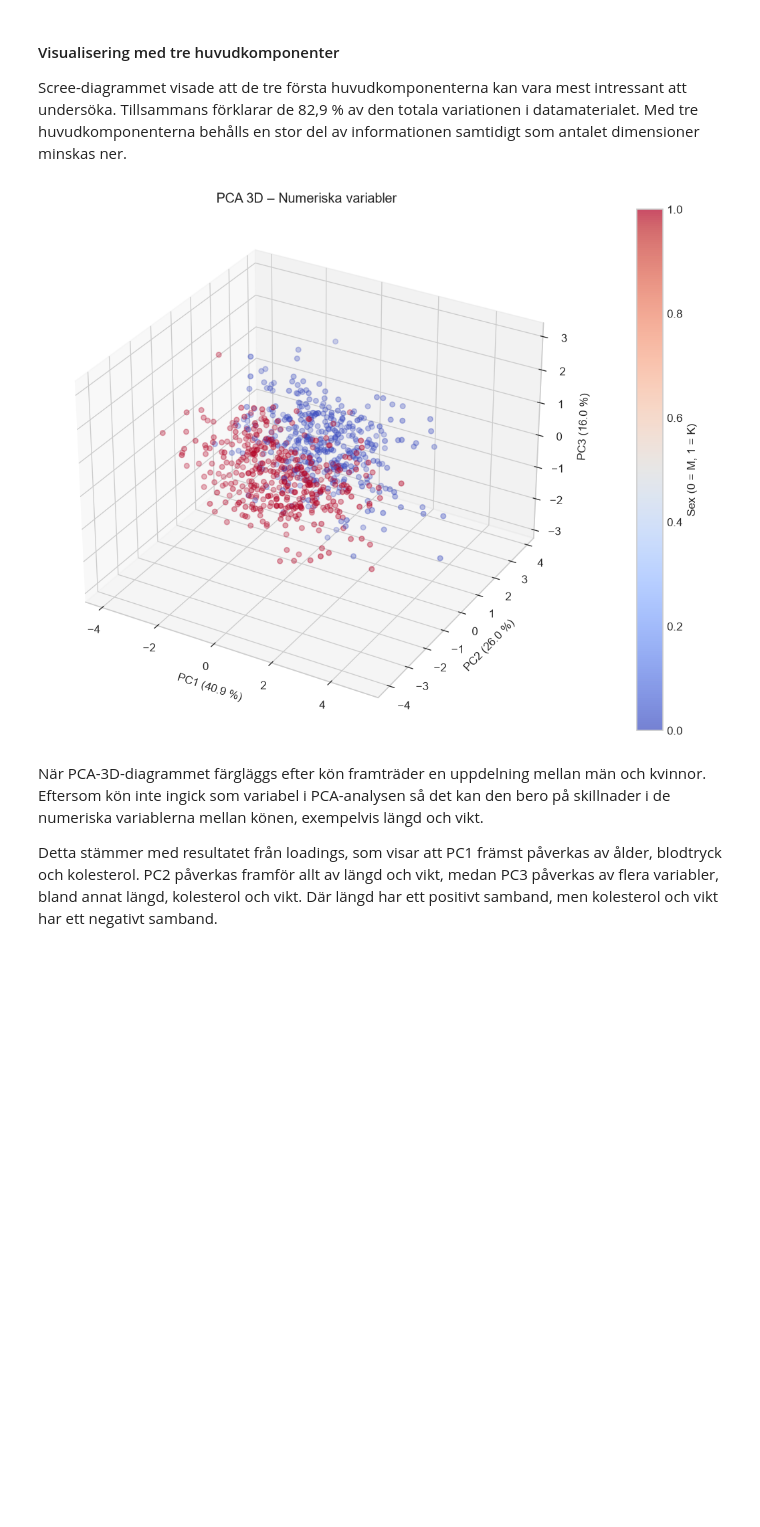
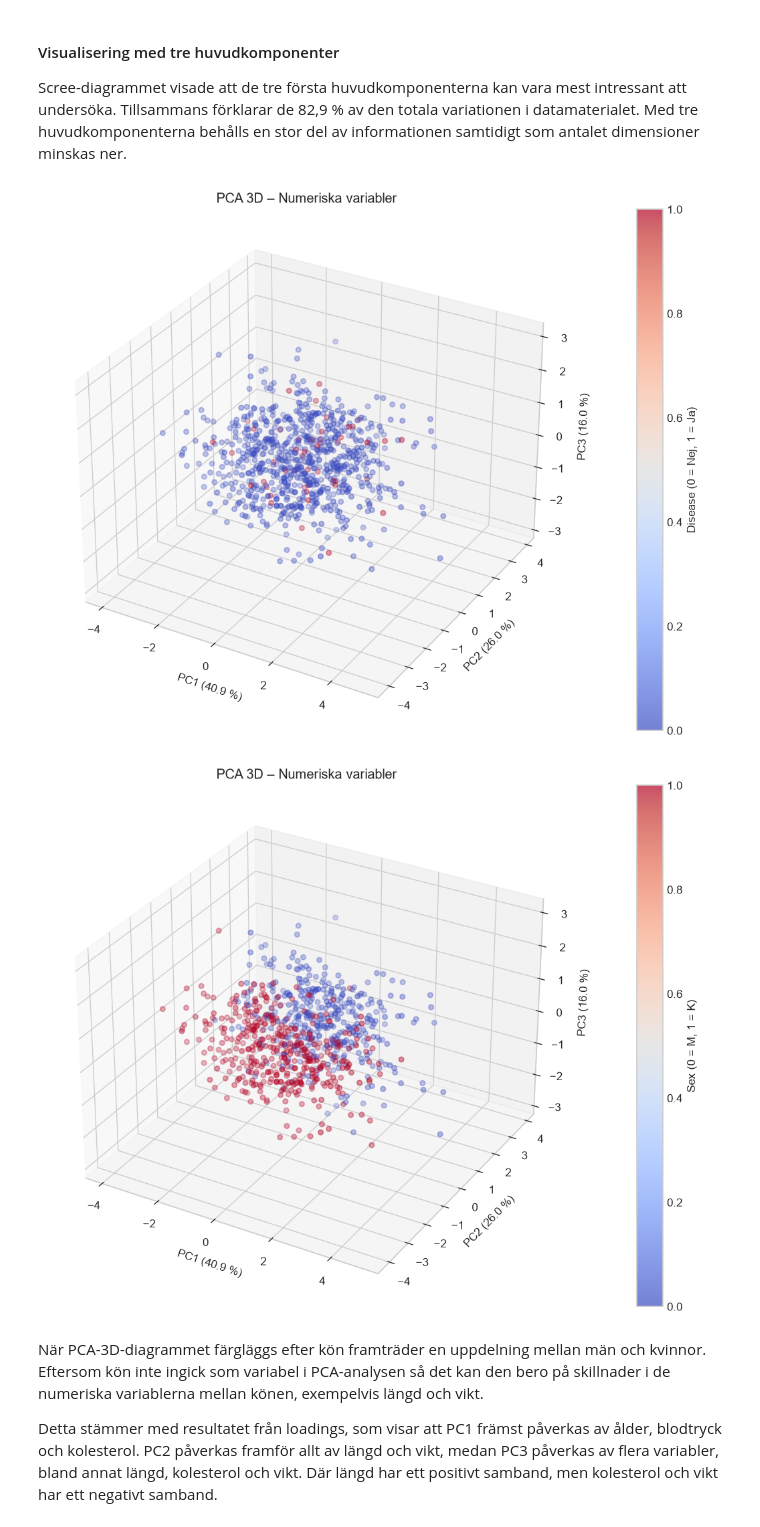
Before and after one commit to kape-code/health-study, a Jupyter notebook: report.ipynb, the cells around one changed output. Drawn from its saved outputs; the diff is of its cells as text; code cells hidden in the pictures; blank space fills up the shorter version.

Commit message:
Add 3d plot

```diff
--- a/report.ipynb
+++ b/report.ipynb
@@ -1566,35 +1566,44 @@ def plot_pca_3d(pca, X_pca, colors, titel, color_label):
         X_pca[:, 2],
         c=colors,
         cmap="coolwarm",
         alpha=0.7
     )
 
     ax.set_xlabel(
         f"PC1 ({pca.explained_variance_ratio_[0]*100:.1f} %)"
     )
     ax.set_ylabel(
         f"PC2 ({pca.explained_variance_ratio_[1]*100:.1f} %)"
     )
     ax.set_zlabel(
         f"PC3 ({pca.explained_variance_ratio_[2]*100:.1f} %)"
     )
-
+    ax.view_init(elev=30, azim=-60)
     ax.set_title(titel)
 
     plt.colorbar(scatter, label=color_label, pad=0.10)
     plt.tight_layout()
     plt.show()
 
 plot_pca_3d(
     pca_numeric,
     X_pca_numeric,
+    df_pca.loc[index_numeric, "disease"],
+    "PCA 3D – Numeriska variabler",
+    "Disease (0 = Nej, 1 = Ja)"
+
+)
+plot_pca_3d(
+    pca_numeric,
+    X_pca_numeric,
     df_pca.loc[index_numeric, "sex"],
     "PCA 3D – Numeriska variabler",
     "Sex (0 = M, 1 = K)"
 
 )
 # %% [output]
-[figure, old version]
+[figure, new version]
+[figure, added]
 # %% [markdown]
 När PCA-3D-diagrammet färgläggs efter kön framträder en uppdelning mellan män och kvinnor. Eftersom kön inte ingick som variabel i PCA-analysen så det kan den bero på skillnader i de numeriska variablerna mellan könen, exempelvis längd och vikt.
 
```
